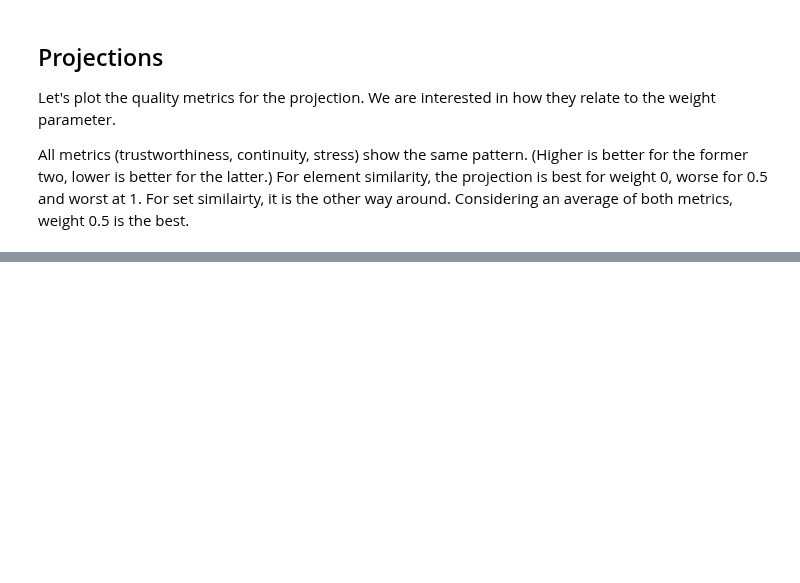
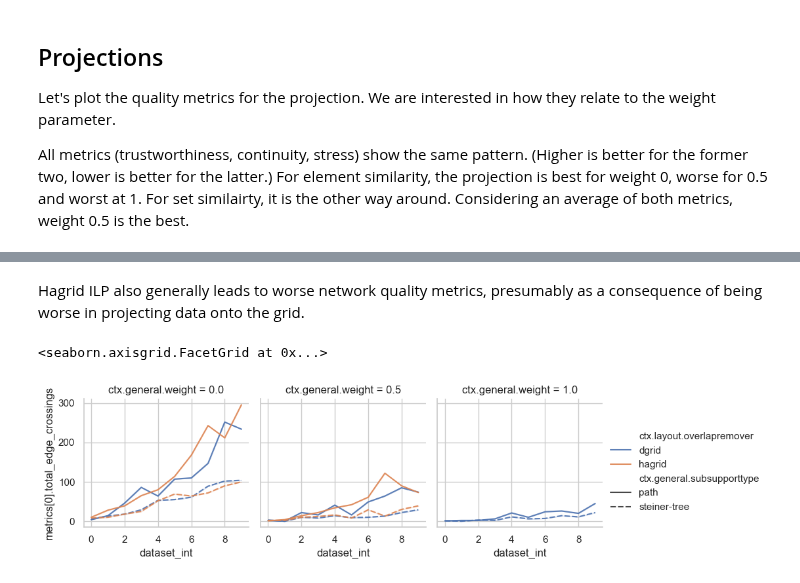
Before and after one commit to npiccolotto/undrground-tubes, a Jupyter notebook: designspace-result/merge.ipynb, the cells around one changed output, grey strips where cells are left out. Drawn from its saved outputs; the diff is of its cells as text; code cells hidden in the pictures; blank space fills up the shorter version.

```diff
--- a/designspace-result/merge.ipynb
+++ b/designspace-result/merge.ipynb
@@ -595,0 +427,33 @@ This question relates mostly to the support computation. We found that an optima
+# %% [markdown]
+Hagrid ILP also generally leads to worse network quality metrics, presumably as a consequence of being worse in projecting data onto the grid.
+# %%
+subset = good_runs[(good_runs["ctx.general.strategy"] =='heuristic') ].sort_values(['ctx.general.subsupporttype','ctx.layout.overlapremover'])
+sns.set_theme(style="whitegrid")
+g = sns.FacetGrid(data=subset,col='ctx.general.weight')
+#plt.ylim([-1,300])
+g.map_dataframe(sns.lineplot,
+    #data=subset,
+    x='dataset_int',
+    y='metrics[0].total_edge_crossings',
+    #y='metrics[0].total_edges',
+    #dodge=True,
+    orient='x',
+    #size=4,
+    alpha=.9,
+    #gap=.1,
+    #hue='ctx.general.subsupporttype',
+    #palette='tab10',
+    style='ctx.general.subsupporttype',
+    hue='ctx.layout.overlapremover',
+    estimator='mean',
+    errorbar=('sd',1)
+)
+g.add_legend()
+#g.set_ylabel('')
+#g.set_xlabel('')
+#labels = [20,40]
+#g.set_xticklabels(labels, fontsize=16)
+#g.set_yticklabels(["%.00f" % i for i in g.get_yticks()], fontsize=16)
+# %% [output]
+<seaborn.axisgrid.FacetGrid at 0x...>
+[figure, added]
```
Also changed, not shown: parts of 42 cells of this notebook, 1 other file.
